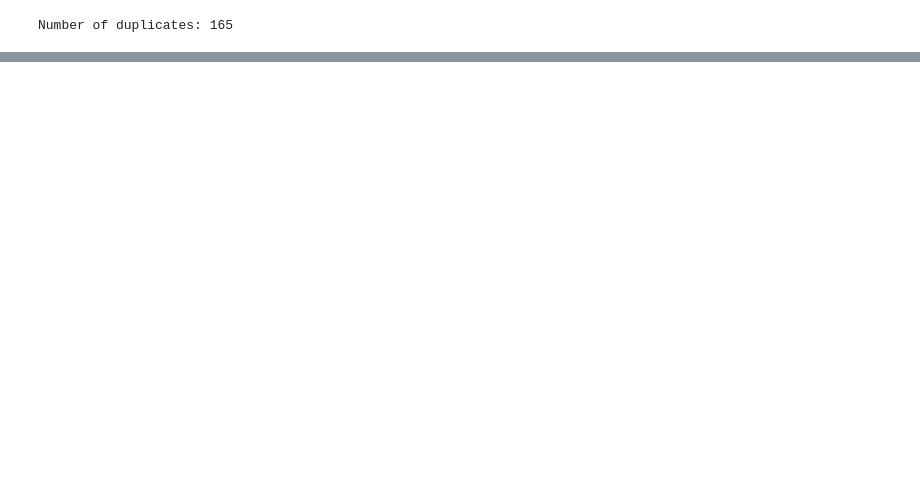
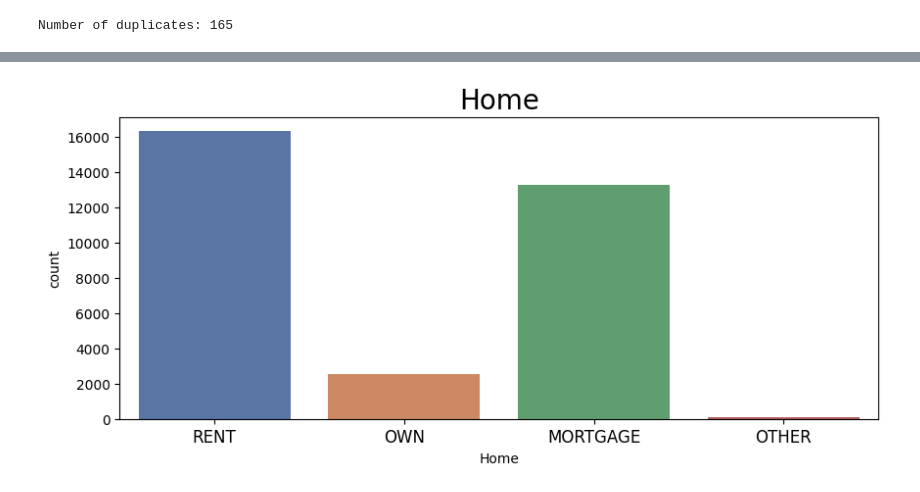
Before and after one commit to rujjal/credit-risk-analysis, a Jupyter notebook: credit-risk-analysis.ipynb, the cells around one changed output, grey strips where cells are left out. Saved outputs shown, nothing was run; the diff lists cells and outputs as text; code cells hidden in the pictures; blank space fills up the shorter version.

```diff
--- a/credit-risk-analysis.ipynb
+++ b/credit-risk-analysis.ipynb
@@ -99,0 +153,10 @@ Number of duplicates: 165
+# %%
+#Home
+
+fig, ax = plt.subplots(figsize=(10, 4))
+sns.countplot(x=data["Home"], palette="deep")
+plt.title('Home', fontsize = 20)
+plt.xticks(fontsize = 12)
+plt.show()
+# %% [output]
+[figure, added]
```
Also changed, not shown: parts of 15 cells of this notebook, 1 other file.
